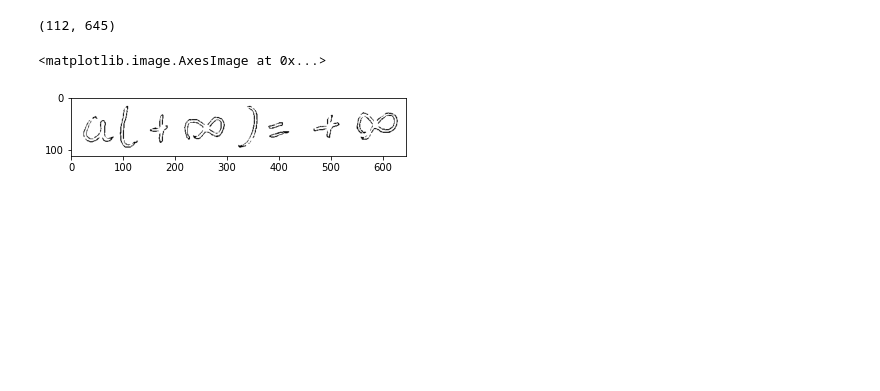
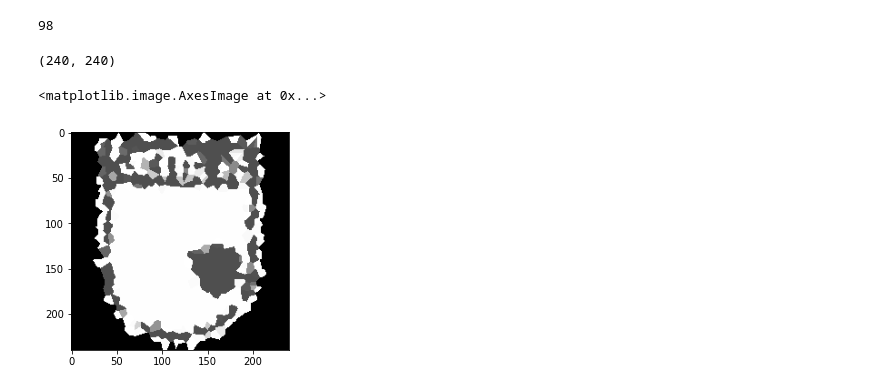
Before and after one commit to joaortizro/Image-Processing, a Jupyter notebook: Untitled.ipynb, the cells around one changed output. Saved outputs shown, nothing was run; the diff lists cells and outputs as text; code cells hidden in the pictures; blank space fills up the shorter version.

```diff
--- a/Untitled.ipynb
+++ b/Untitled.ipynb
@@ -11,0 +30,25 @@ plt.imshow(og_img,cmap='gray')
+# %%
+
+# return an array of random points(x,y) where x<=max_width and b<=max_height
+def get_random_points(max_height,max_width,quantity):
+    points = np.zeros(quantity,dtype=object)
+    for i in range(quantity):
+        x_coord = random.randint(0,max_width-1)
+        y_coord = random.randint(0,max_height-1)
+        points[i]=(x_coord,y_coord)
+    return points
+# returns the irregular sampled image and the points used to evalute the value of the image
+def get_irregular_sampling(image,number_of_points):
+    height , width = image.shape
+    irregular_sampled_image = np.zeros(shape=(height,width))
+    image_values=[]
+    random_points = get_random_points(height,width,number_of_points)
+
+    for i in range(number_of_points):
+        x,y = random_points[i]
+        irregular_sampled_image[y][x]=image[y][x]
+        image_values.append(image[y][x])
+    return irregular_sampled_image,random_points,image_values
+# %%
+i_sampled_image,i_points,i_values = get_irregular_sampling(image,1000)
+plt.imshow(i_sampled_image,cmap='gray')
@@ -12,4 +87,19 @@ plt.imshow(og_img,cmap='gray')
+# %%
+from scipy.interpolate import NearestNDInterpolator
+
+
+#interpolation = NearestNDInterpolator(p,i_sampled_image.flatten())
+interpolation = NearestNDInterpolator(i_points.tolist(),i_values)
+# %%
+interpolation((25.3,30.2))
+# %% [output]
+98
+# %%
+int_image = np.empty(shape=(H,W))
+for i in range(W):
+    for j in range(H):
+        int_image[j][i]=interpolation((i,j))
 # %%
-og_img.shape
+int_image.shape
 # %% [output]
-(112, 645)
+(240, 240)
@@ -32,5 +106,5 @@ up=get_upper_level_by_treshold(og_img,50)
 # %%
-plt.imshow(up,cmap='gray')
+plt.imshow(int_image,cmap='gray')
 # %% [output]
 <matplotlib.image.AxesImage at 0x...>
-[figure, old version]
+[figure, new version]
```
Also changed, not shown: parts of 22 cells of this notebook, 2 other files.
